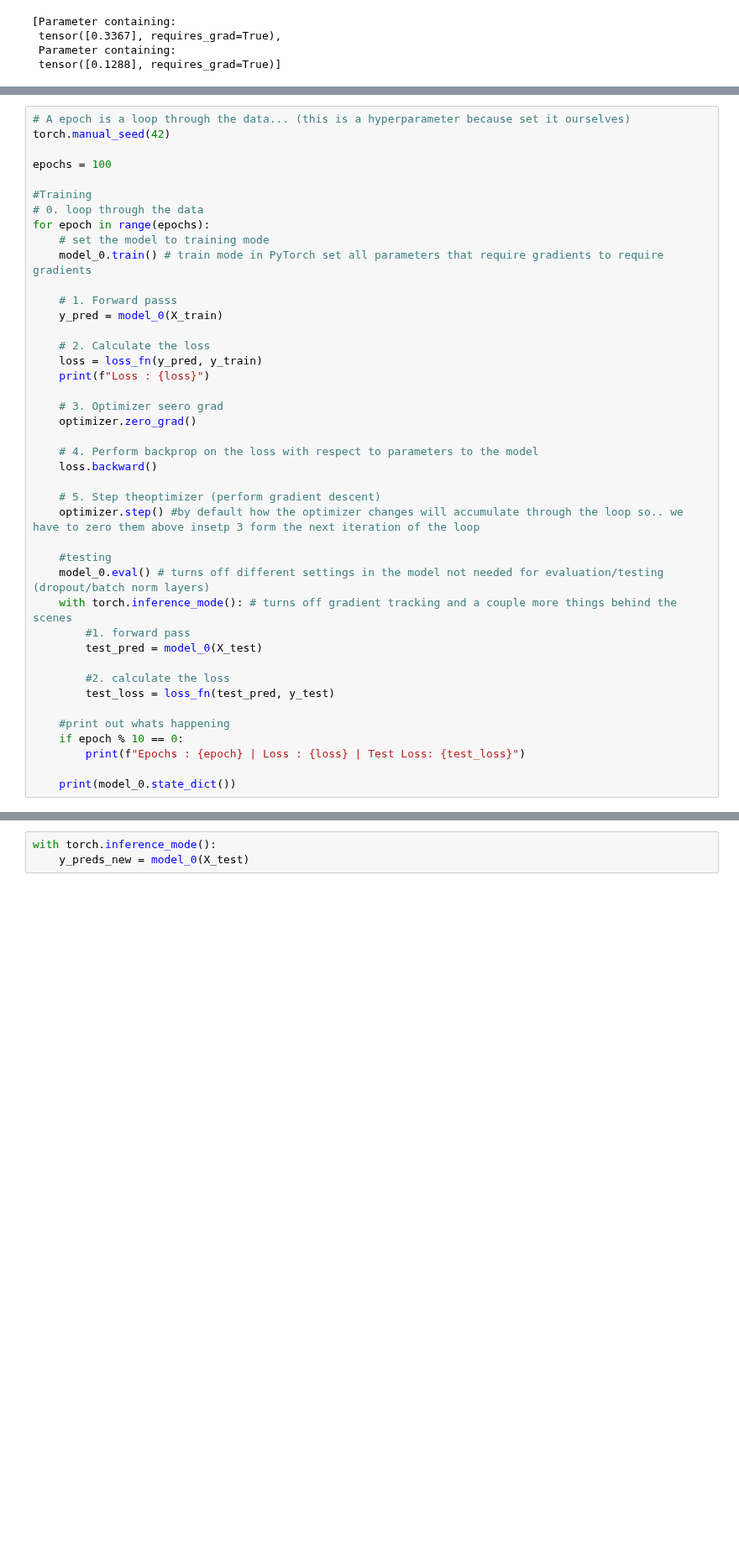
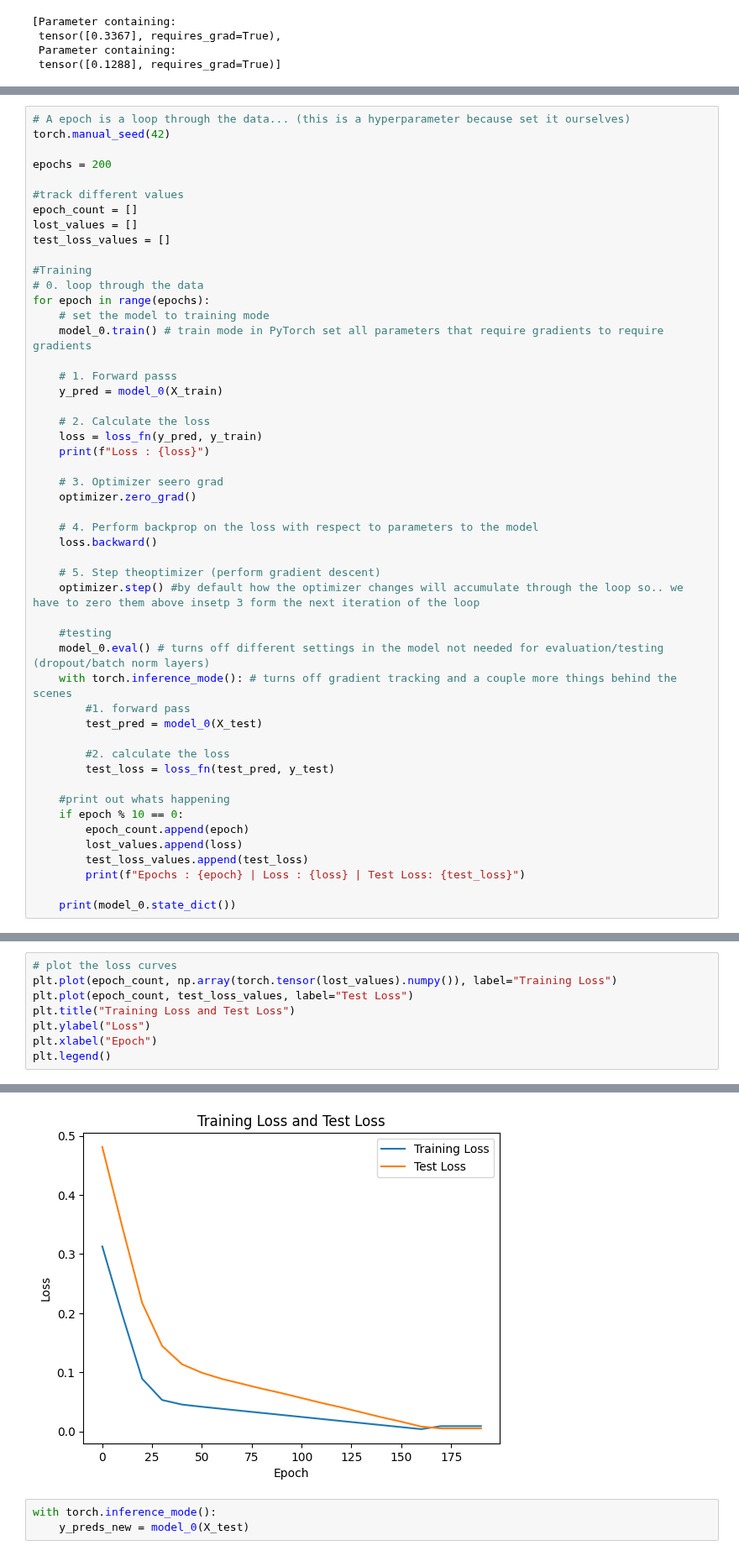
Before and after one commit to diyangraditya/PyTorchLearnings_UDEMY, a Jupyter notebook: Notebooks/UDEMY_01_Pytorch_wokflow.ipynb, the cells around one changed output, grey strips where cells are left out. Shown at 84% size. Saved outputs shown, nothing was run; the diff lists cells and outputs as text; blank space fills up the shorter version.

```diff
--- a/Notebooks/UDEMY_01_Pytorch_wokflow.ipynb
+++ b/Notebooks/UDEMY_01_Pytorch_wokflow.ipynb
@@ -394,7 +394,12 @@ X_test, y_test
 # A epoch is a loop through the data... (this is a hyperparameter because set it ourselves)
 torch.manual_seed(42)
 
-epochs = 100
+epochs = 200
+
+#track different values
+epoch_count = []
+lost_values = []
+test_loss_values = []
 
 #Training
 # 0. loop through the data
@@ -429,6 +434,9 @@ for epoch in range(epochs):
 
     #print out whats happening
     if epoch % 10 == 0:
+        epoch_count.append(epoch)
+        lost_values.append(loss)
+        test_loss_values.append(test_loss)
         print(f"Epochs : {epoch} | Loss : {loss} | Test Loss: {test_loss}")
 
     print(model_0.state_dict())
@@ -452,0 +482,9 @@ OrderedDict([('weights', tensor([0.5784])), ('bias', tensor([0.3513]))])
+# %%
+# plot the loss curves
+plt.plot(epoch_count, np.array(torch.tensor(lost_values).numpy()), label="Training Loss")
+plt.plot(epoch_count, test_loss_values, label="Test Loss")
+plt.title("Training Loss and Test Loss")
+plt.ylabel("Loss")
+plt.xlabel("Epoch")
+plt.legend()
+# %% [output]
@@ -453,3 +492,4 @@ OrderedDict([('weights', tensor([0.5784])), ('bias', tensor([0.3513]))])
+[figure, added]
 # %%
 with torch.inference_mode():
     y_preds_new = model_0(X_test)
```
Also changed, not shown: parts of 6 cells of this notebook.
